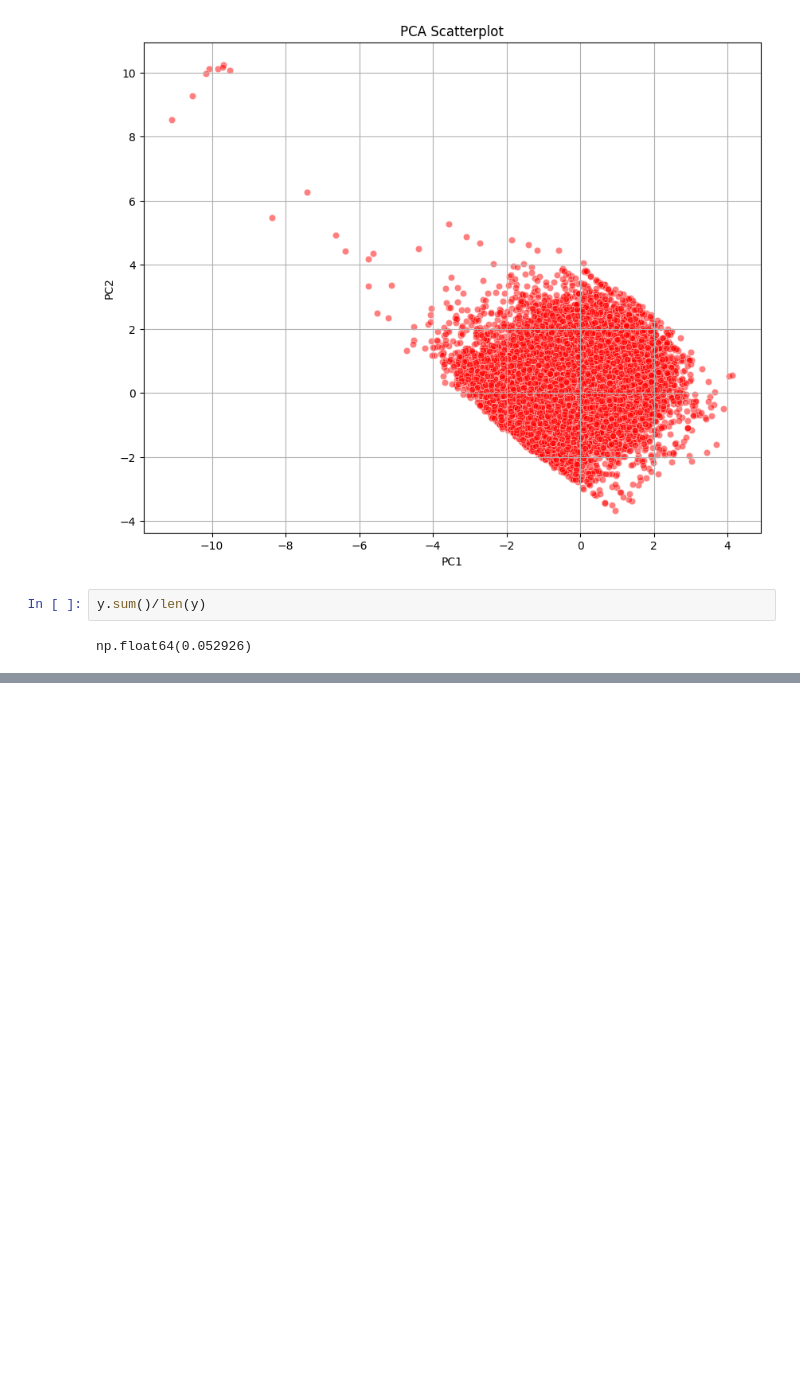
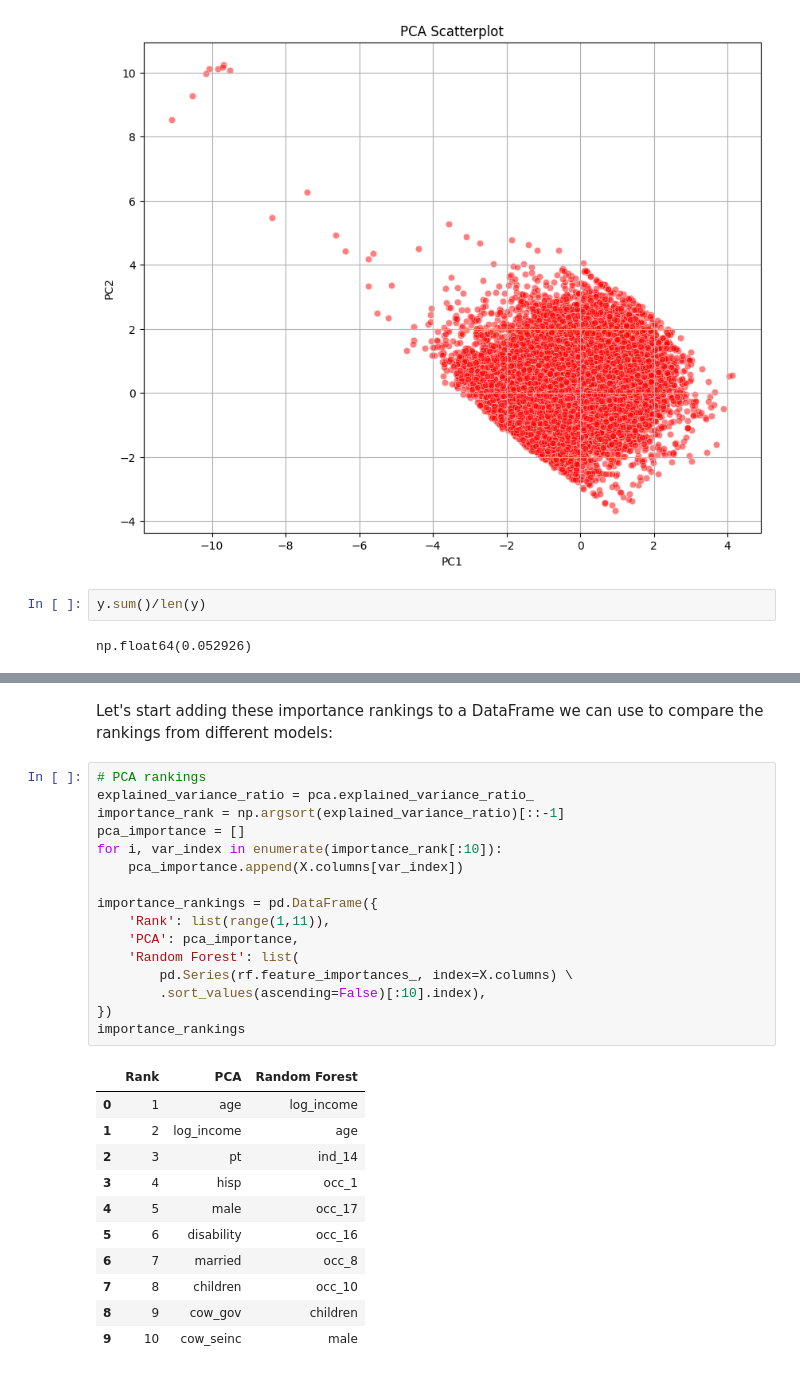
Before and after one commit to calhockemeyer/asec-separations-model, a Jupyter notebook: model.ipynb, the cells around one changed output, grey strips where cells are left out. Drawn from its saved outputs; the diff is of its cells as text; blank space fills up the shorter version.

```diff
--- a/model.ipynb
+++ b/model.ipynb
@@ -723,0 +797,30 @@ np.float64(0.052926)
+# %% [markdown]
+Let's start adding these importance rankings to a DataFrame we can use to compare the rankings from different models:
+# %%
+# PCA rankings
+explained_variance_ratio = pca.explained_variance_ratio_
+importance_rank = np.argsort(explained_variance_ratio)[::-1]
+pca_importance = []
+for i, var_index in enumerate(importance_rank[:10]):
+    pca_importance.append(X.columns[var_index])
+
+importance_rankings = pd.DataFrame({
+    'Rank': list(range(1,11)),
+    'PCA': pca_importance,
+    'Random Forest': list(
+        pd.Series(rf.feature_importances_, index=X.columns) \
+        .sort_values(ascending=False)[:10].index),
+})
+importance_rankings
+# %% [output]
+|  | Rank | PCA | Random Forest |
+| 0 | 1 | age | log_income |
+| 1 | 2 | log_income | age |
+| 2 | 3 | pt | ind_14 |
+| 3 | 4 | hisp | occ_1 |
+| 4 | 5 | male | occ_17 |
+| 5 | 6 | disability | occ_16 |
+| 6 | 7 | married | occ_8 |
+| 7 | 8 | children | occ_10 |
+| 8 | 9 | cow_gov | children |
+| 9 | 10 | cow_seinc | male |
```
Also changed, not shown: parts of 13 cells of this notebook.
